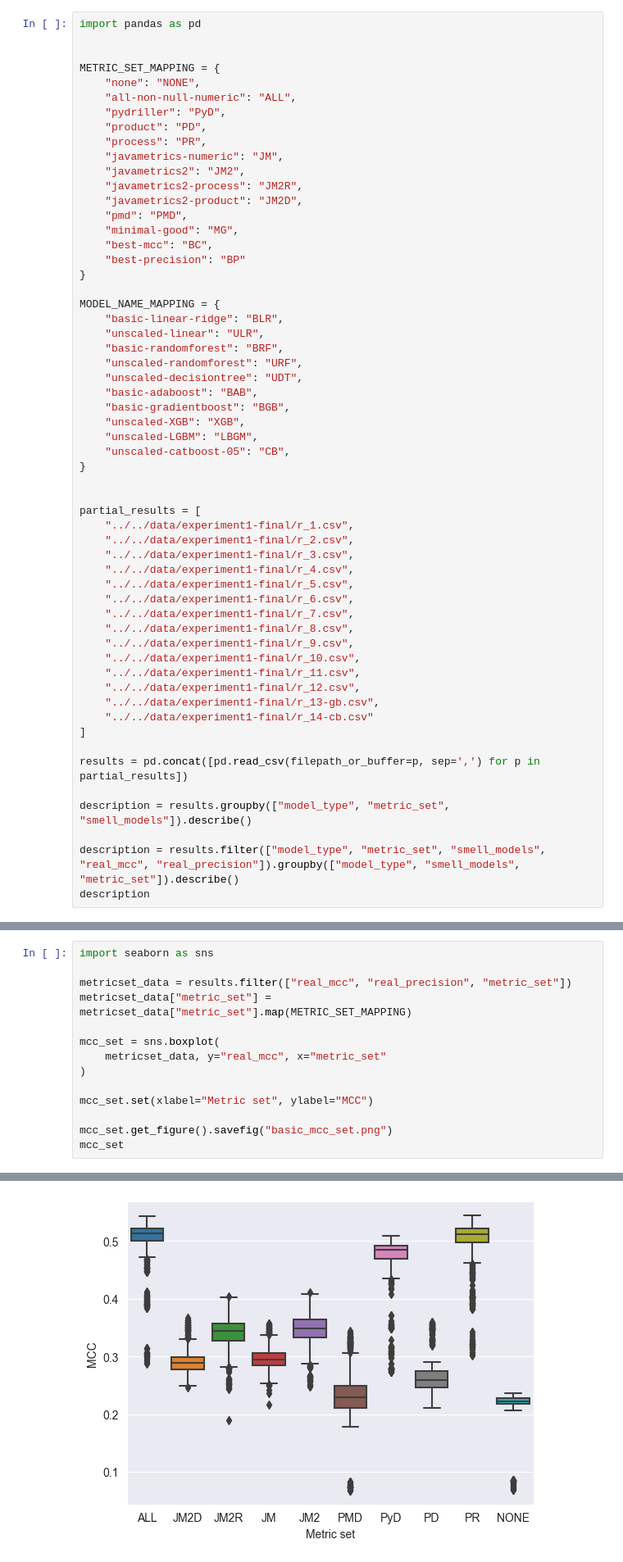
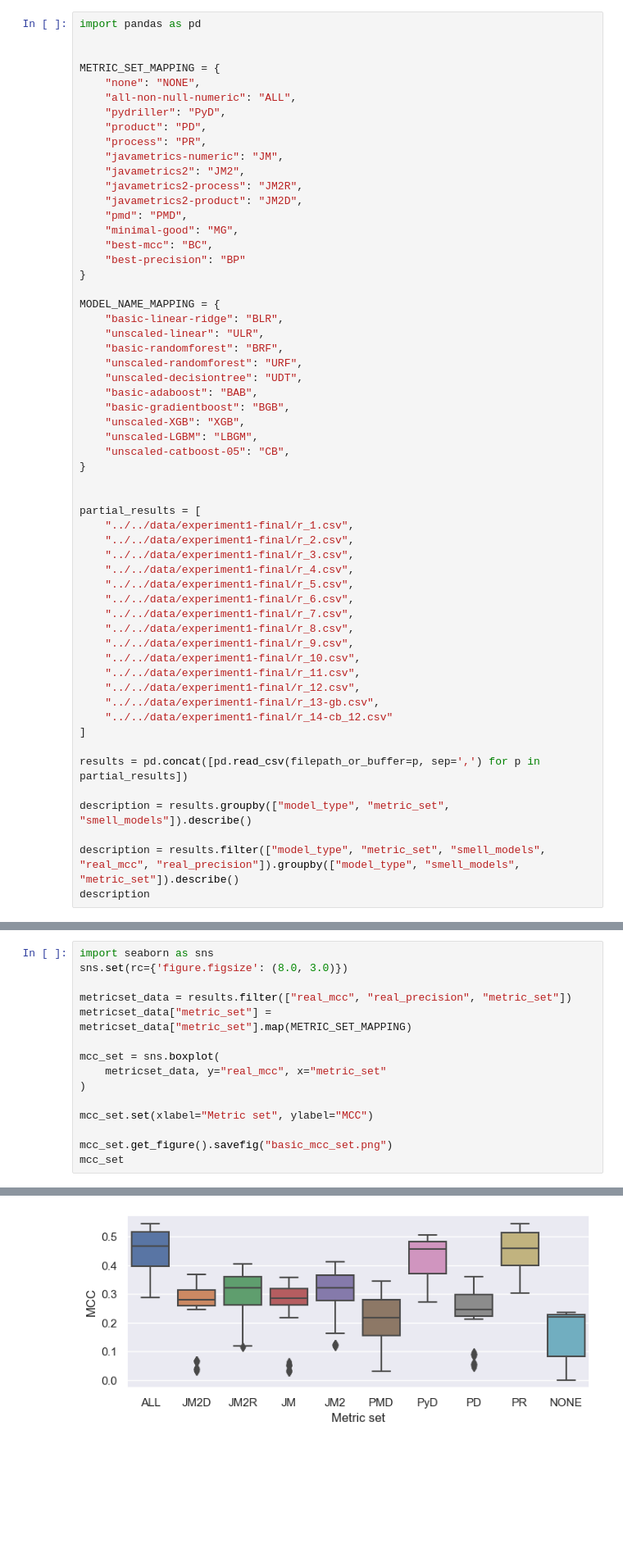
Before and after one commit to tlewowski/defect-prediction, a Jupyter notebook: manual_analysis/basic-metrics/defect-performance-basic-metrics.ipynb, the cells around one changed output, grey strips where cells are left out. Shown at 82% size. Cells and saved outputs as stored; diff of their text form; blank space fills up the shorter version.

```diff
--- a/manual_analysis/basic-metrics/defect-performance-basic-metrics.ipynb
+++ b/manual_analysis/basic-metrics/defect-performance-basic-metrics.ipynb
@@ -46,7 +46,7 @@ partial_results = [
     "../../data/experiment1-final/r_11.csv",
     "../../data/experiment1-final/r_12.csv",
     "../../data/experiment1-final/r_13-gb.csv",
-    "../../data/experiment1-final/r_14-cb.csv"
+    "../../data/experiment1-final/r_14-cb_12.csv"
 ]
 
 results = pd.concat([pd.read_csv(filepath_or_buffer=p, sep=',') for p in partial_results])
@@ -117,20 +117,21 @@ final_series
 # %%
 import seaborn as sns
+sns.set(rc={'figure.figsize': (8.0, 3.0)})
 
 metricset_data = results.filter(["real_mcc", "real_precision", "metric_set"])
 metricset_data["metric_set"] = metricset_data["metric_set"].map(METRIC_SET_MAPPING)
 
 mcc_set = sns.boxplot(
     metricset_data, y="real_mcc", x="metric_set"
 )
 
 mcc_set.set(xlabel="Metric set", ylabel="MCC")
 
 mcc_set.get_figure().savefig("basic_mcc_set.png")
 mcc_set
 # %% [output]
 <AxesSubplot: xlabel='Metric set', ylabel='MCC'>
-[figure, old version]
+[figure, new version]
 # %%
 metricset_summary = metricset_data.groupby("metric_set").describe()
 
```
Also changed, not shown: parts of 12 cells of this notebook, 4 other files.
